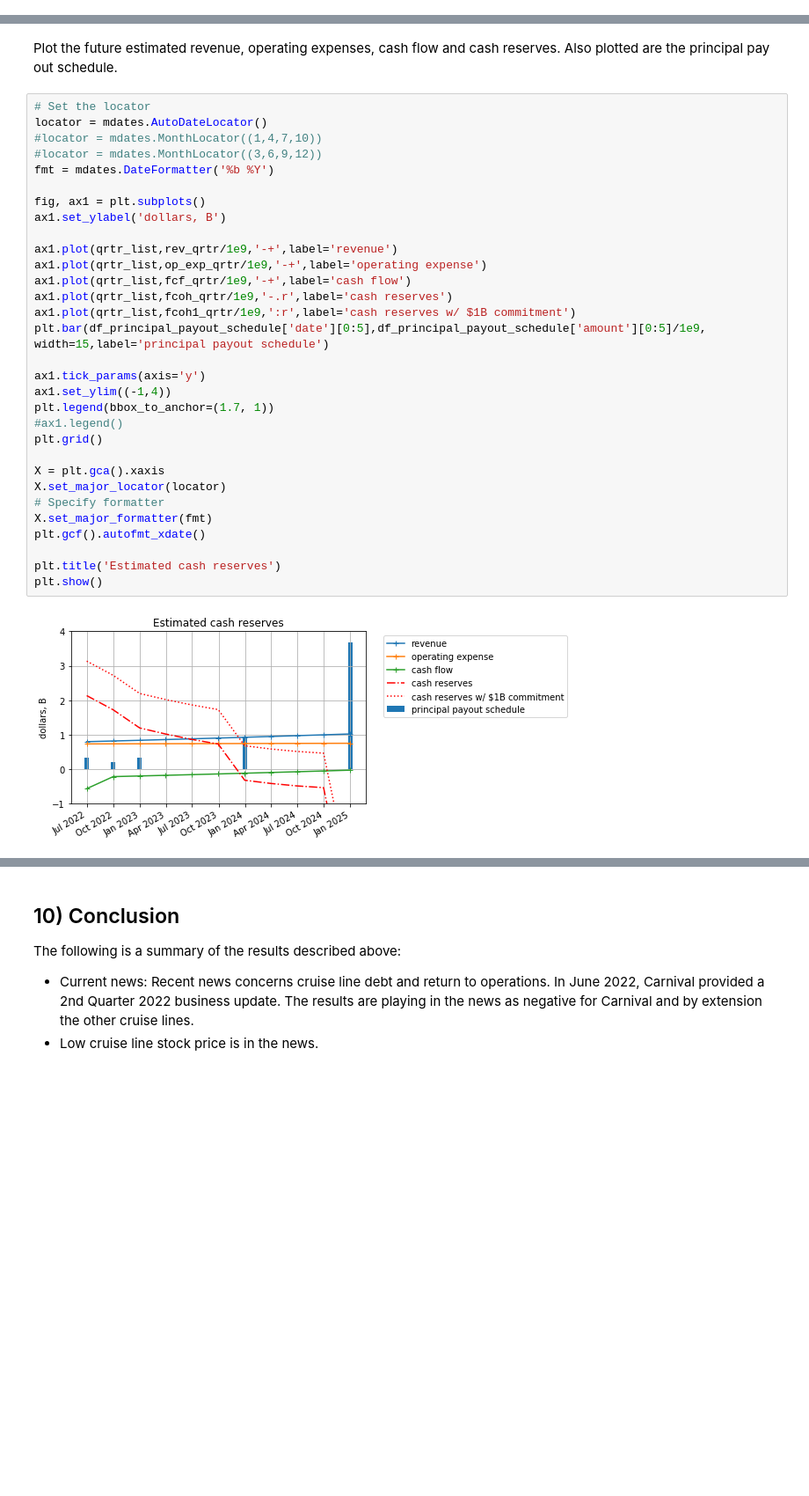
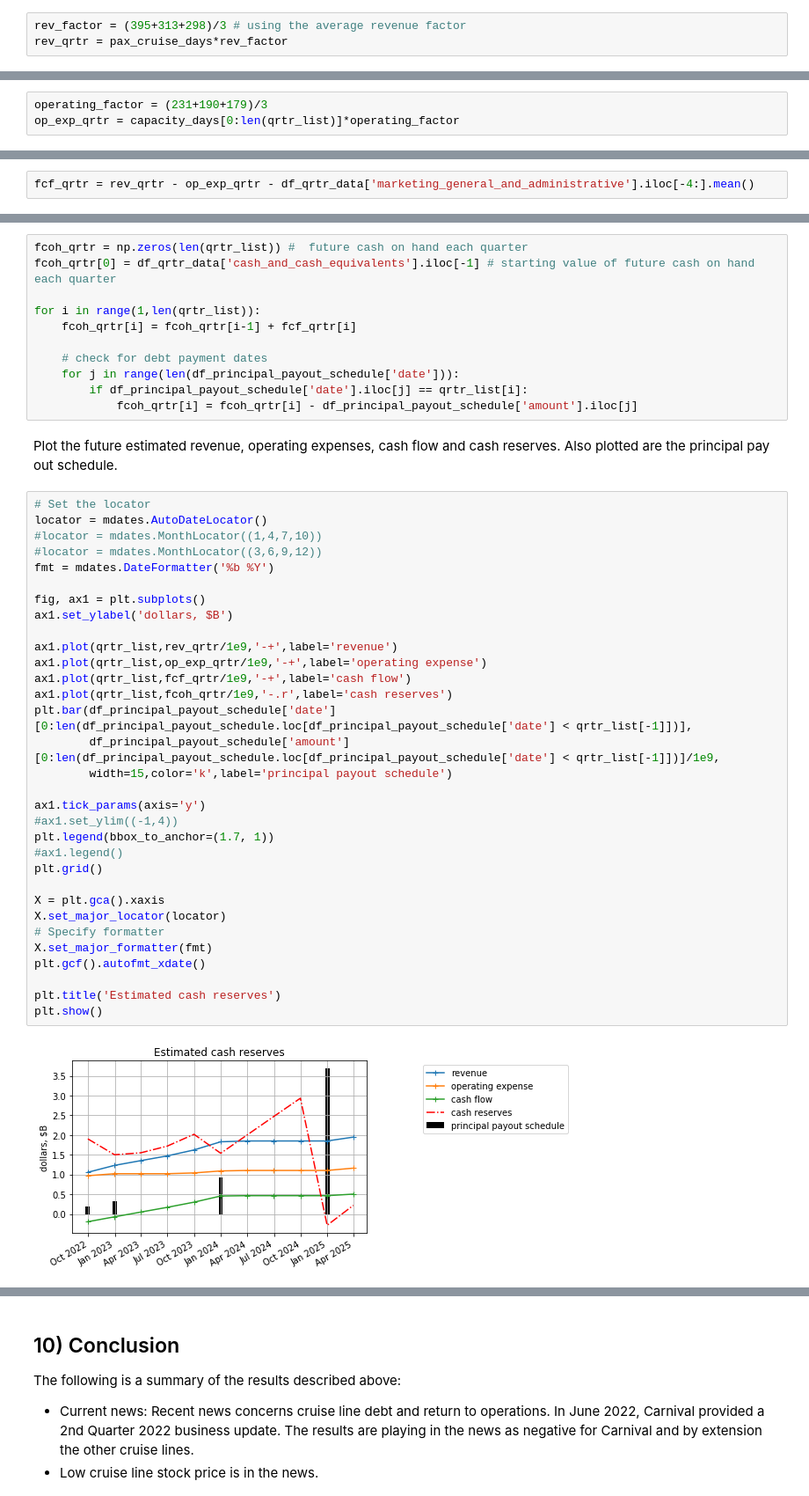
Before and after one commit to Tiburonboy/objective-blue-fish, a Jupyter notebook: NCLHv1 analysis.ipynb, the cells around one changed output, grey strips where cells are left out. Shown at 88% size. Drawn from its saved outputs; the diff is of its cells as text; blank space fills up the shorter version.

```diff
--- a/NCLHv1 analysis.ipynb
+++ b/NCLHv1 analysis.ipynb
@@ -3550,0 +3628,3 @@ for i in range(1,len(qrtr_list)):
+# %%
+rev_factor = (395+313+298)/3 # using the average revenue factor
+rev_qrtr = pax_cruise_days*rev_factor
@@ -3550,0 +3634,3 @@ for i in range(1,len(qrtr_list)):
+# %%
+operating_factor = (231+190+179)/3
+op_exp_qrtr = capacity_days[0:len(qrtr_list)]*operating_factor
@@ -3550,0 +3640,2 @@ for i in range(1,len(qrtr_list)):
+# %%
+fcf_qrtr = rev_qrtr - op_exp_qrtr - df_qrtr_data['marketing_general_and_administrative'].iloc[-4:].mean()
@@ -3551,35 +3645,47 @@ for i in range(1,len(qrtr_list)):
+# %%
+fcoh_qrtr = np.zeros(len(qrtr_list)) #  future cash on hand each quarter
+fcoh_qrtr[0] = df_qrtr_data['cash_and_cash_equivalents'].iloc[-1] # starting value of future cash on hand each quarter
+
+for i in range(1,len(qrtr_list)):
+    fcoh_qrtr[i] = fcoh_qrtr[i-1] + fcf_qrtr[i]
+
+    # check for debt payment dates
+    for j in range(len(df_principal_payout_schedule['date'])):
+        if df_principal_payout_schedule['date'].iloc[j] == qrtr_list[i]:
+            fcoh_qrtr[i] = fcoh_qrtr[i] - df_principal_payout_schedule['amount'].iloc[j]
 # %% [markdown]
 Plot the future estimated revenue, operating expenses, cash flow and cash reserves.  Also plotted are the principal pay out schedule.
 # %%
 # Set the locator
 locator = mdates.AutoDateLocator()
 #locator = mdates.MonthLocator((1,4,7,10))
 #locator = mdates.MonthLocator((3,6,9,12))
 fmt = mdates.DateFormatter('%b %Y')
 
 fig, ax1 = plt.subplots()
-ax1.set_ylabel('dollars, B')
+ax1.set_ylabel('dollars, $B')
 
 ax1.plot(qrtr_list,rev_qrtr/1e9,'-+',label='revenue')
 ax1.plot(qrtr_list,op_exp_qrtr/1e9,'-+',label='operating expense')
 ax1.plot(qrtr_list,fcf_qrtr/1e9,'-+',label='cash flow')
 ax1.plot(qrtr_list,fcoh_qrtr/1e9,'-.r',label='cash reserves')
-ax1.plot(qrtr_list,fcoh1_qrtr/1e9,':r',label='cash reserves w/ $1B commitment')
-plt.bar(df_principal_payout_schedule['date'][0:5],df_principal_payout_schedule['amount'][0:5]/1e9, width=15,label='principal payout schedule')
+plt.bar(df_principal_payout_schedule['date'][0:len(df_principal_payout_schedule.loc[df_principal_payout_schedule['date'] < qrtr_list[-1]])],
+        df_principal_payout_schedule['amount'][0:len(df_principal_payout_schedule.loc[df_principal_payout_schedule['date'] < qrtr_list[-1]])]/1e9,
+        width=15,color='k',label='principal payout schedule')
 
 ax1.tick_params(axis='y')
-ax1.set_ylim((-1,4))
+#ax1.set_ylim((-1,4))
 plt.legend(bbox_to_anchor=(1.7, 1))
 #ax1.legend()
 plt.grid()
 
 X = plt.gca().xaxis
 X.set_major_locator(locator)
 # Specify formatter
 X.set_major_formatter(fmt)
 plt.gcf().autofmt_xdate()
 
 plt.title('Estimated cash reserves')
 plt.show()
 # %% [output]
-[figure, old version]
+[figure, new version]
```
Also changed, not shown: parts of 54 cells of this notebook, 1 other file.
